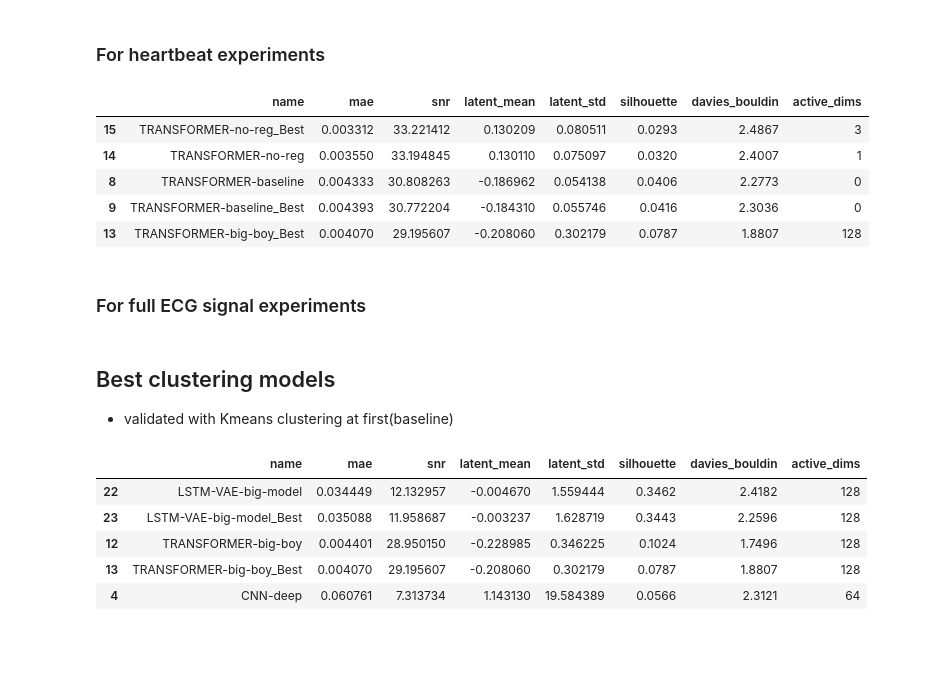
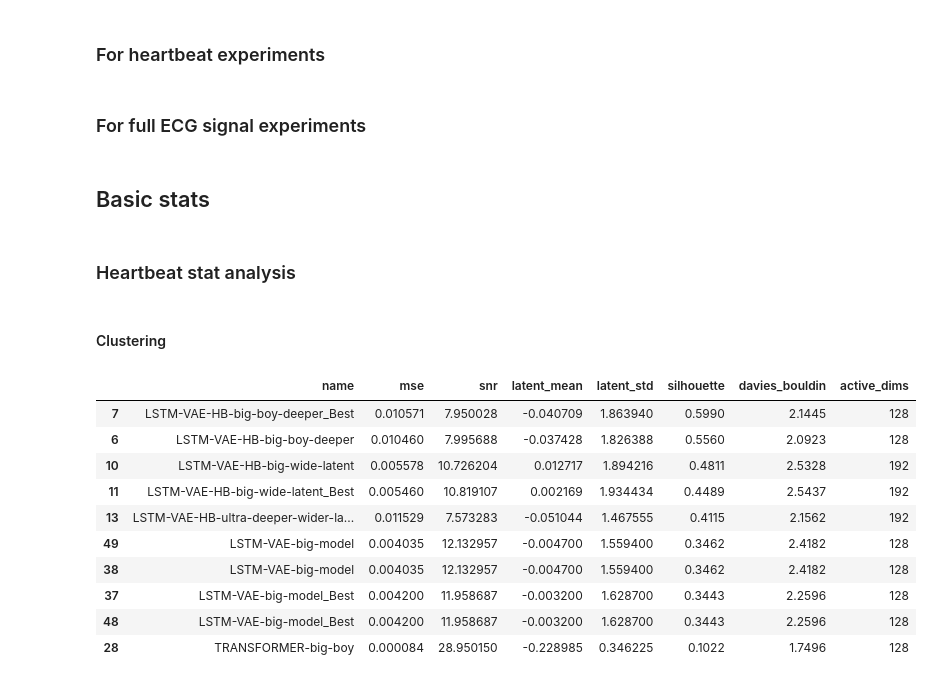
Before and after one commit to JHeczko/CardioLatentNet, a Jupyter notebook: report.ipynb, the cells around one changed output. Drawn from its saved outputs; the diff is of its cells as text; code cells hidden in the pictures; blank space fills up the shorter version.

```diff
--- a/report.ipynb
+++ b/report.ipynb
@@ -30,16 +38,10 @@ with suppress(FileNotFoundError):
 # %%
 df_hb = None
 if hb_stats is not None:
-    df_hb = pd.DataFrame.from_dict(hb_stats)
+    flat_hb_stats = [model for pair in hb_stats for model in pair]
+
+    df_hb = pd.DataFrame(flat_hb_stats)
     df_hb.sort_values(by=["mse"], ascending=True, inplace=True)
-df_hb[['name', 'mae', 'snr', 'latent_mean', 'latent_std', 'silhouette', 'davies_bouldin','active_dims']].head(5)
-# %% [output]
-|  | name | mae | snr | latent_mean | latent_std | silhouette | davies_bouldin | active_dims |
-| 15 | TRANSFORMER-no-reg_Best | 0.003312 | 33.221412 | 0.130209 | 0.080511 | 0.0293 | 2.4867 | 3 |
-| 14 | TRANSFORMER-no-reg | 0.003550 | 33.194845 | 0.130110 | 0.075097 | 0.0320 | 2.4007 | 1 |
-| 8 | TRANSFORMER-baseline | 0.004333 | 30.808263 | -0.186962 | 0.054138 | 0.0406 | 2.2773 | 0 |
-| 9 | TRANSFORMER-baseline_Best | 0.004393 | 30.772204 | -0.184310 | 0.055746 | 0.0416 | 2.3036 | 0 |
-| 13 | TRANSFORMER-big-boy_Best | 0.004070 | 29.195607 | -0.208060 | 0.302179 | 0.0787 | 1.8807 | 128 |
 # %% [markdown]
 ### For full ECG signal experiments
 # %%
@@ -51,17 +55,21 @@ df_full
+# %% [markdown]
+## Basic stats
 # %% [markdown]
-## Best clustering models
-
-- validated with Kmeans clustering at first(baseline)
+### Heartbeat stat analysis
+# %% [markdown]
+#### Clustering
 # %%
-df_hb = None
-if hb_stats is not None:
-    df_hb = pd.DataFrame.from_dict(hb_stats)
-    df_hb.sort_values(by=["silhouette"], ascending=False, inplace=True)
-df_hb[['name', 'mae', 'snr', 'latent_mean', 'latent_std', 'silhouette', 'davies_bouldin','active_dims']].head(5)
+df_hb.sort_values(by=["silhouette"], ascending=False, inplace=True)
+df_hb[['name', 'mse', 'snr', 'latent_mean', 'latent_std', 'silhouette', 'davies_bouldin','active_dims']].head(10)
 # %% [output]
-|  | name | mae | snr | latent_mean | latent_std | silhouette | davies_bouldin | active_dims |
-| 22 | LSTM-VAE-big-model | 0.034449 | 12.132957 | -0.004670 | 1.559444 | 0.3462 | 2.4182 | 128 |
-| 23 | LSTM-VAE-big-model_Best | 0.035088 | 11.958687 | -0.003237 | 1.628719 | 0.3443 | 2.2596 | 128 |
-| 12 | TRANSFORMER-big-boy | 0.004401 | 28.950150 | -0.228985 | 0.346225 | 0.1024 | 1.7496 | 128 |
-| 13 | TRANSFORMER-big-boy_Best | 0.004070 | 29.195607 | -0.208060 | 0.302179 | 0.0787 | 1.8807 | 128 |
-| 4 | CNN-deep | 0.060761 | 7.313734 | 1.143130 | 19.584389 | 0.0566 | 2.3121 | 64 |
+|  | name | mse | snr | latent_mean | latent_std | silhouette | davies_bouldin | active_dims |
+| 7 | LSTM-VAE-HB-big-boy-deeper_Best | 0.010571 | 7.950028 | -0.040709 | 1.863940 | 0.5990 | 2.1445 | 128 |
+| 6 | LSTM-VAE-HB-big-boy-deeper | 0.010460 | 7.995688 | -0.037428 | 1.826388 | 0.5560 | 2.0923 | 128 |
+| 10 | LSTM-VAE-HB-big-wide-latent | 0.005578 | 10.726204 | 0.012717 | 1.894216 | 0.4811 | 2.5328 | 192 |
+| 11 | LSTM-VAE-HB-big-wide-latent_Best | 0.005460 | 10.819107 | 0.002169 | 1.934434 | 0.4489 | 2.5437 | 192 |
+| 13 | LSTM-VAE-HB-ultra-deeper-wider-la... | 0.011529 | 7.573283 | -0.051044 | 1.467555 | 0.4115 | 2.1562 | 192 |
+| 49 | LSTM-VAE-big-model | 0.004035 | 12.132957 | -0.004700 | 1.559400 | 0.3462 | 2.4182 | 128 |
+| 38 | LSTM-VAE-big-model | 0.004035 | 12.132957 | -0.004700 | 1.559400 | 0.3462 | 2.4182 | 128 |
+| 37 | LSTM-VAE-big-model_Best | 0.004200 | 11.958687 | -0.003200 | 1.628700 | 0.3443 | 2.2596 | 128 |
+| 48 | LSTM-VAE-big-model_Best | 0.004200 | 11.958687 | -0.003200 | 1.628700 | 0.3443 | 2.2596 | 128 |
+| 28 | TRANSFORMER-big-boy | 0.000084 | 28.950150 | -0.228985 | 0.346225 | 0.1022 | 1.7496 | 128 |
```
Also changed, not shown: parts of 33 cells of this notebook, 5 other files.
